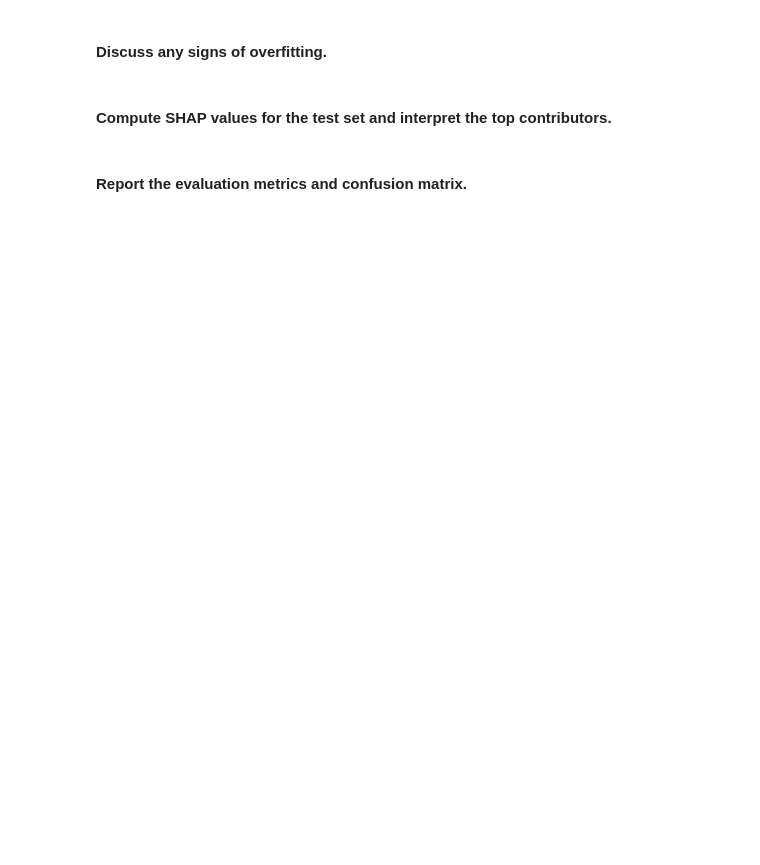
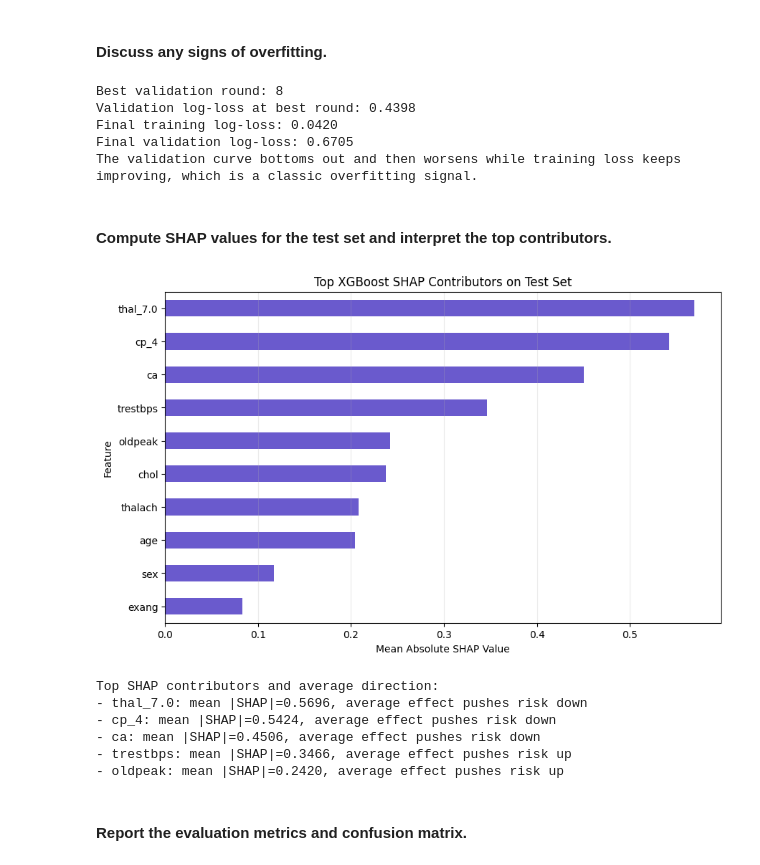
Before and after one commit to fatima-1206/DM-Heart-Disease-Prediction-System, a Jupyter notebook: notebooks/i232616_DM_ASST04.ipynb, the cells around one changed output. Saved outputs shown, nothing was run; the diff lists cells and outputs as text; code cells hidden in the pictures; blank space fills up the shorter version.

```diff
--- a/notebooks/i232616_DM_ASST04.ipynb
+++ b/notebooks/i232616_DM_ASST04.ipynb
@@ -900,6 +1025,61 @@ Choose either XGBoost or LightGBM and state your choice.
 # %% [markdown]
 #### Discuss any signs of overfitting.
+# %%
+best_val_round = int(np.argmin(val_logloss) + 1)
+train_end = train_logloss[-1]
+val_end = val_logloss[-1]
+val_best = val_logloss[best_val_round - 1]
+
+print(f'Best validation round: {best_val_round}')
+print(f'Validation log-loss at best round: {val_best:.4f}')
+print(f'Final training log-loss: {train_end:.4f}')
+print(f'Final validation log-loss: {val_end:.4f}')
+
+if val_best < val_end and train_end < val_end:
+    print('The validation curve bottoms out and then worsens while training loss keeps improving, which is a classic overfitting signal.')
+else:
+    print('The training and validation curves remain relatively close, so overfitting appears limited.')
+# %% [output]
+Best validation round: 8
+Validation log-loss at best round: 0.4398
+Final training log-loss: 0.0420
+Final validation log-loss: 0.6705
+The validation curve bottoms out and then worsens while training loss keeps improving, which is a classic overfitting signal.
 # %% [markdown]
 #### Compute SHAP values for the test set and interpret the top contributors.
+# %%
+xgb_explainer = shap.TreeExplainer(xgb_final_model)
+xgb_shap_values = xgb_explainer.shap_values(X_test)
+
+if isinstance(xgb_shap_values, list):
+    xgb_shap_array = xgb_shap_values[1]
+else:
+    xgb_shap_array = xgb_shap_values
+
+xgb_mean_abs_shap = pd.Series(np.abs(xgb_shap_array).mean(axis=0), index=X_test.columns).sort_values(ascending=False)
+xgb_mean_signed_shap = pd.Series(xgb_shap_array.mean(axis=0), index=X_test.columns)
+
+top_shap = xgb_mean_abs_shap.head(10)
+
+plt.figure(figsize=(10, 6))
+top_shap.sort_values().plot(kind='barh', color='slateblue')
+plt.title('Top XGBoost SHAP Contributors on Test Set')
+plt.xlabel('Mean Absolute SHAP Value')
+plt.ylabel('Feature')
+plt.grid(axis='x', alpha=0.25)
+plt.show()
+
+print('Top SHAP contributors and average direction:')
+for feature in top_shap.head(5).index:
+    direction = 'pushes risk up' if xgb_mean_signed_shap[feature] > 0 else 'pushes risk down'
+    print(f"- {feature}: mean |SHAP|={top_shap[feature]:.4f}, average effect {direction}")
+# %% [output]
+[figure, added]
+Top SHAP contributors and average direction:
+- thal_7.0: mean |SHAP|=0.5696, average effect pushes risk down
+- cp_4: mean |SHAP|=0.5424, average effect pushes risk down
+- ca: mean |SHAP|=0.4506, average effect pushes risk down
+- trestbps: mean |SHAP|=0.3466, average effect pushes risk up
+- oldpeak: mean |SHAP|=0.2420, average effect pushes risk up
 # %% [markdown]
 #### Report the evaluation metrics and confusion matrix.
```
Also changed, not shown: parts of 7 cells of this notebook.
